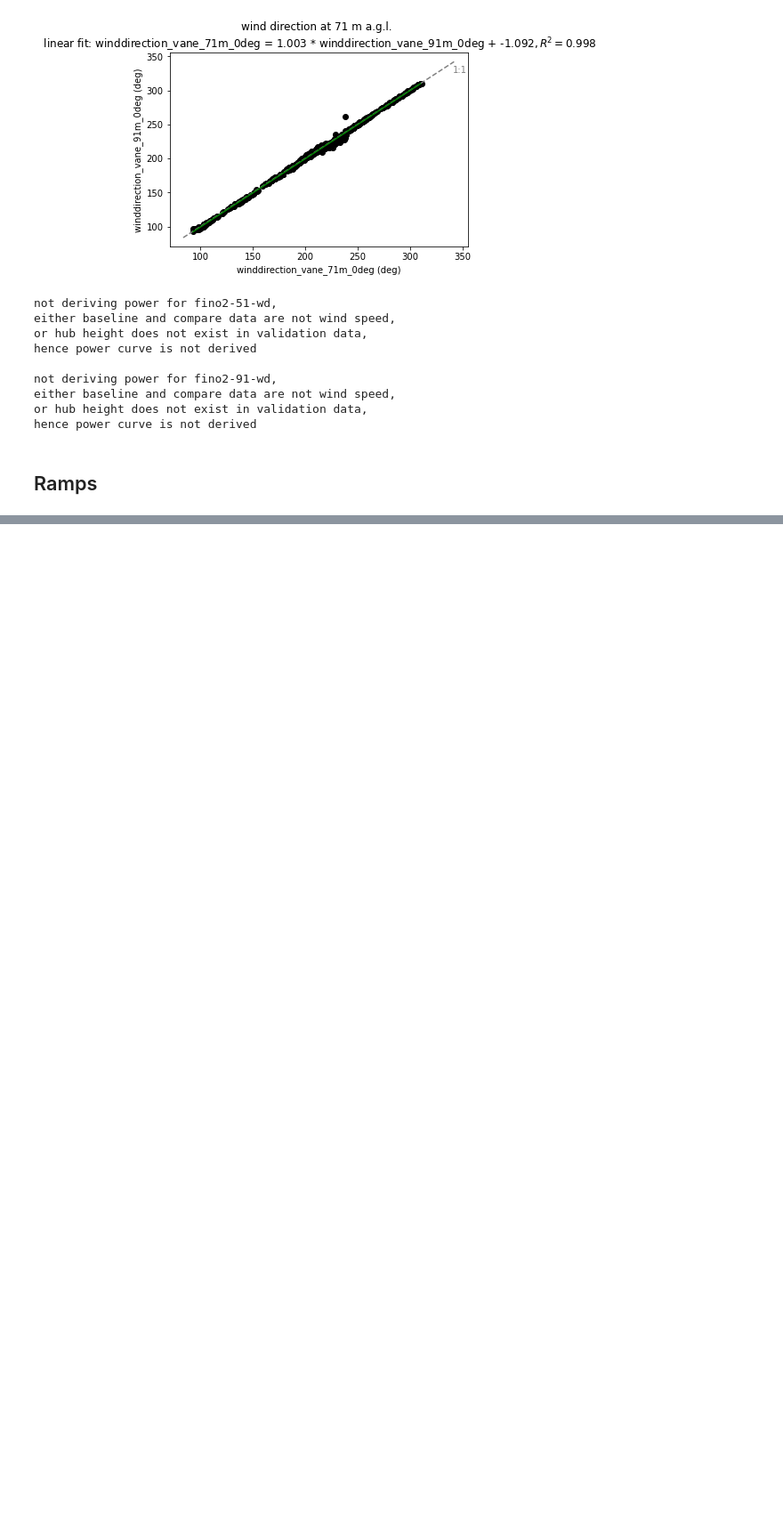
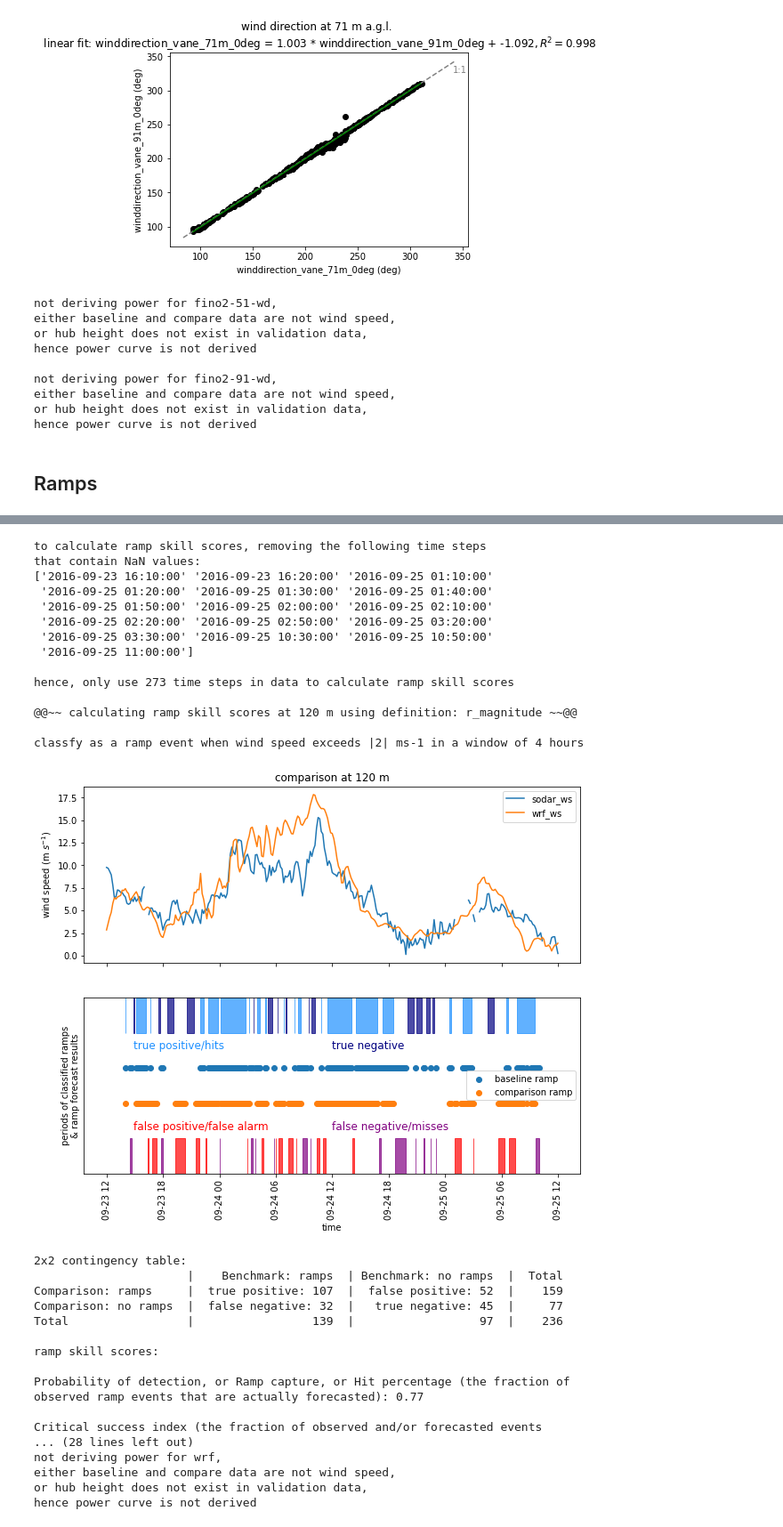
Before and after one commit to joejoeyjoseph/i-validate, a Jupyter notebook: notebooks/z_demo_submissions.ipynb, the cells around one changed output, grey strips where cells are left out. Shown at 89% size. Saved outputs shown, nothing was run; the diff lists cells and outputs as text; code cells hidden in the pictures; blank space fills up the shorter version.

```diff
--- a/notebooks/z_demo_submissions.ipynb
+++ b/notebooks/z_demo_submissions.ipynb
@@ -332,0 +343,6 @@ mae_pct: 93.335%
+# %%
+%load_ext autoreload
+%autoreload 2
+
+compare('config_ramp.yaml')
+# %% [output]
@@ -333,3 +369,35 @@ mae_pct: 93.335%
+to calculate ramp skill scores, removing the following time steps
+that contain NaN values:
+['2016-09-23 16:10:00' '2016-09-23 16:20:00' '2016-09-25 01:10:00'
+ '2016-09-25 01:20:00' '2016-09-25 01:30:00' '2016-09-25 01:40:00'
+ '2016-09-25 01:50:00' '2016-09-25 02:00:00' '2016-09-25 02:10:00'
+ '2016-09-25 02:20:00' '2016-09-25 02:50:00' '2016-09-25 03:20:00'
+ '2016-09-25 03:30:00' '2016-09-25 10:30:00' '2016-09-25 10:50:00'
+ '2016-09-25 11:00:00']
+
+hence, only use 273 time steps in data to calculate ramp skill scores
+
+@@~~ calculating ramp skill scores at 120 m using definition: r_magnitude ~~@@
+
+classfy as a ramp event when wind speed exceeds |2| ms-1 in a window of 4 hours
+[figure, added]
+2x2 contingency table:
+                      |    Benchmark: ramps  | Benchmark: no ramps  |  Total
+Comparison: ramps     |  true positive: 107  |  false positive: 52  |    159
+Comparison: no ramps  |  false negative: 32  |   true negative: 45  |     77
+Total                 |                 139  |                  97  |    236
+
+ramp skill scores:
+
+Probability of detection, or Ramp capture, or Hit percentage (the fraction of
+observed ramp events that are actually forecasted): 0.77
+
+Critical success index (the fraction of observed and/or forecasted events
+... (28 lines left out)
+not deriving power for wrf,
+either baseline and compare data are not wind speed,
+or hub height does not exist in validation data,
+hence power curve is not derived
 # %%
 import pandas as pd
 
```
Also changed, not shown: parts of 22 cells of this notebook, 6 other files.
